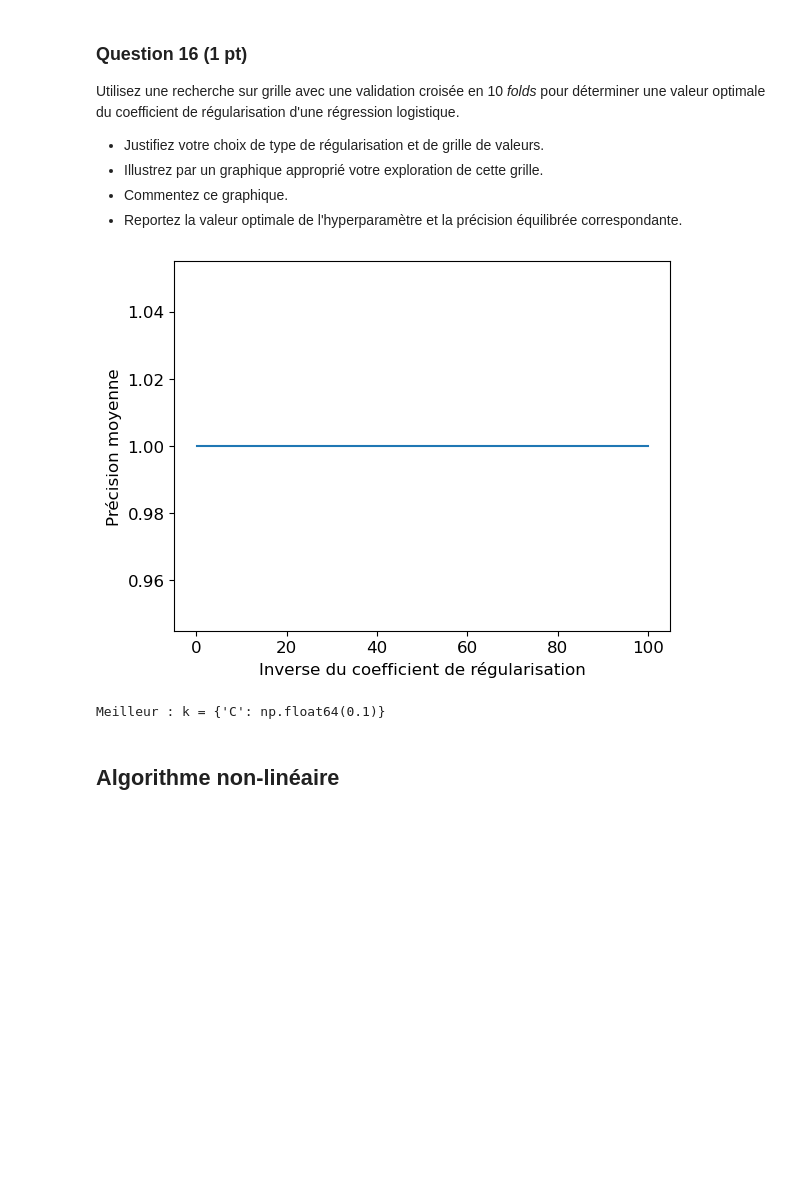
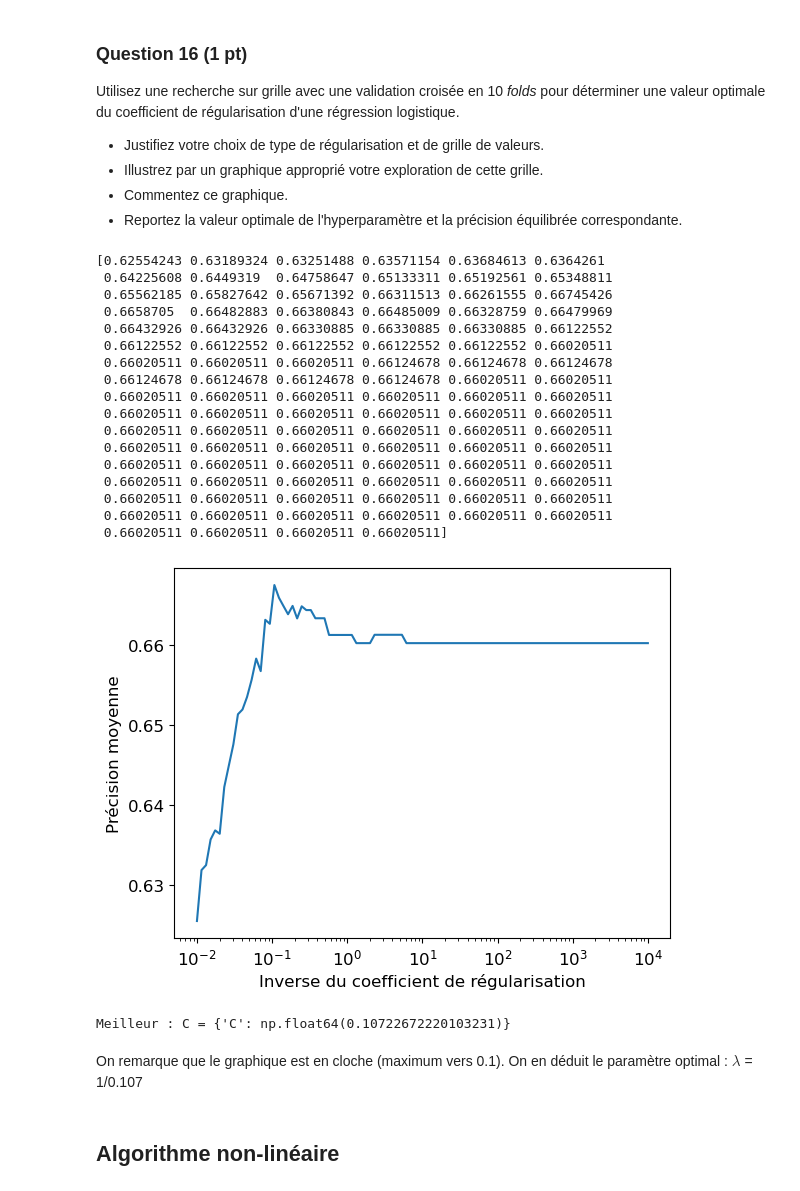
Before and after one commit to Pierre-LouisCOPPENSMines/projet_sdd, a Jupyter notebook: Projet.ipynb, the cells around one changed output. Cells and saved outputs as stored; diff of their text form; code cells hidden in the pictures; blank space fills up the shorter version.

```diff
--- a/Projet.ipynb
+++ b/Projet.ipynb
@@ -268,3 +268,4 @@ df_train_risk_vs_norisk['Risque'] = np.where(df_train['Risque']==2, 1, df_train[
 y_train_risk_vs_norisk = np.array(df_train_risk_vs_norisk['Risque'], dtype='int')
 
 df_train_risk_vs_norisk['Risque'].value_counts()
+X_train = df_train_risk_vs_norisk.drop(['Risque'], axis = 1)
@@ -314,26 +310,15 @@ from sklearn.neighbors import KNeighborsClassifier
 from sklearn.metrics import balanced_accuracy_score
 
 # Normalisation des données d'entraînement
-scaler = preprocessing.StandardScaler().fit(df_train_risk_vs_norisk)
-df_train_rescaled = scaler.transform(df_train_risk_vs_norisk)
+scaler = preprocessing.StandardScaler().fit(X_train)
+X_train_rescaled = scaler.transform(X_train)
 
 neighbours = KNeighborsClassifier(n_neighbors=1) # un seul plus proche voisin
-neighbours.fit(df_train_rescaled, y_train_risk_vs_norisk)
+neighbours.fit(X_train_rescaled, y_train_risk_vs_norisk)
 
-# Préparation des données de test
-df_test = pd.read_csv('./data/donnees_reservees.csv')
-df_test_risk_vs_norisk = df_test.copy()
-# Regrouper les étiquettes 1 et 2
-df_test_risk_vs_norisk['Risque'] = np.where(df_test['Risque']==2, 1, df_test['Risque'])
-# Extraction de l'array d'étiquettes
-y_test_risk_vs_norisk = np.array(df_test_risk_vs_norisk['Risque'], dtype='int')
-# Normalisation des données de test
-scaler = preprocessing.StandardScaler().fit(df_test_risk_vs_norisk)
-df_test_rescaled = scaler.transform(df_test_risk_vs_norisk)
-
-# Prédiction
-y_pred = neighbours.predict(df_test_rescaled)
-print(f'Précision équilibrée pour 1 plus proche voisin : {balanced_accuracy_score(y_test_risk_vs_norisk, y_pred)}')
+# Prédiction sur les données d'entraînement
+y_pred = neighbours.predict(X_train_rescaled)
+print(f'Précision équilibrée pour 1 plus proche voisin : {balanced_accuracy_score(y_train_risk_vs_norisk, y_pred)}')
 # %% [output]
 Précision équilibrée pour 1 plus proche voisin : 1.0
 # %% [markdown]
@@ -357,7 +342,7 @@ Utilisez une recherche sur grille avec une validation croisée en 10 _folds_ (vo
 # %%
 from sklearn.model_selection import GridSearchCV
 
-liste_k = np.arange(1,101, dtype=np.uint64)
+liste_k = np.arange(1,301, dtype=np.uint64)
 grille_param = {'n_neighbors': liste_k}
 
 kvoisins = KNeighborsClassifier()
@@ -366,7 +351,7 @@ grille_kvoisins = GridSearchCV(kvoisins,
                                scoring='balanced_accuracy',
                                cv=10) # 10 splits
 
-grille_kvoisins.fit(df_train_risk_vs_norisk, y_train_risk_vs_norisk)
+grille_kvoisins.fit(X_train_rescaled, y_train_risk_vs_norisk)
 
 plt.plot(liste_k, grille_kvoisins.cv_results_['mean_test_score'])
 plt.show()
@@ -389,26 +376,47 @@ Utilisez une recherche sur grille avec une validation croisée en 10 _folds_ pou
 # %%
 from sklearn.linear_model import LogisticRegression
 
-c_vals = np.linspace(0.1,100,1000)
+c_vals = np.logspace(-2,4,100)
 grille_param = {'C': c_vals}
 
 logistic = LogisticRegression(random_state=42)
-grille_kvoisins = GridSearchCV(logistic,
+grille = GridSearchCV(logistic,
                                grille_param,
                                scoring='balanced_accuracy',
-                               cv=10) # 10 splits
+                               cv=10)
 
-grille_kvoisins.fit(df_train_rescaled, y_train_risk_vs_norisk)
+grille.fit(X_train_rescaled, y_train_risk_vs_norisk)
 
-plt.plot(c_vals, grille_kvoisins.cv_results_['mean_test_score'])
+print(grille.cv_results_['mean_test_score'])
+plt.xscale('log')
+plt.plot(c_vals, grille.cv_results_['mean_test_score'])
 plt.xlabel('Inverse du coefficient de régularisation')
 plt.ylabel('Précision moyenne')
 plt.show()
 
-print(f"Meilleur : k = {grille_kvoisins.best_params_}")
+print(f"Meilleur : C = {grille.best_params_}")
 # %% [output]
+[0.62554243 0.63189324 0.63251488 0.63571154 0.63684613 0.6364261
+ 0.64225608 0.6449319  0.64758647 0.65133311 0.65192561 0.65348811
+ 0.65562185 0.65827642 0.65671392 0.66311513 0.66261555 0.66745426
+ 0.6658705  0.66482883 0.66380843 0.66485009 0.66328759 0.66479969
+ 0.66432926 0.66432926 0.66330885 0.66330885 0.66330885 0.66122552
+ 0.66122552 0.66122552 0.66122552 0.66122552 0.66122552 0.66020511
+ 0.66020511 0.66020511 0.66020511 0.66124678 0.66124678 0.66124678
+ 0.66124678 0.66124678 0.66124678 0.66124678 0.66020511 0.66020511
+ 0.66020511 0.66020511 0.66020511 0.66020511 0.66020511 0.66020511
+ 0.66020511 0.66020511 0.66020511 0.66020511 0.66020511 0.66020511
+ 0.66020511 0.66020511 0.66020511 0.66020511 0.66020511 0.66020511
+ 0.66020511 0.66020511 0.66020511 0.66020511 0.66020511 0.66020511
+ 0.66020511 0.66020511 0.66020511 0.66020511 0.66020511 0.66020511
+ 0.66020511 0.66020511 0.66020511 0.66020511 0.66020511 0.66020511
+ 0.66020511 0.66020511 0.66020511 0.66020511 0.66020511 0.66020511
+ 0.66020511 0.66020511 0.66020511 0.66020511 0.66020511 0.66020511
+ 0.66020511 0.66020511 0.66020511 0.66020511]
-[figure, old version]
+[figure, new version]
-Meilleur : k = {'C': np.float64(0.1)}
+Meilleur : C = {'C': np.float64(0.10722672220103231)}
+# %% [markdown]
+On remarque que le graphique est en cloche (maximum vers 0.1). On en déduit le paramètre optimal : $\lambda$ = 1/0.107
 # %% [markdown]
 ## Algorithme non-linéaire
 # %% [markdown]
```
Also changed, not shown: parts of 10 cells of this notebook.
